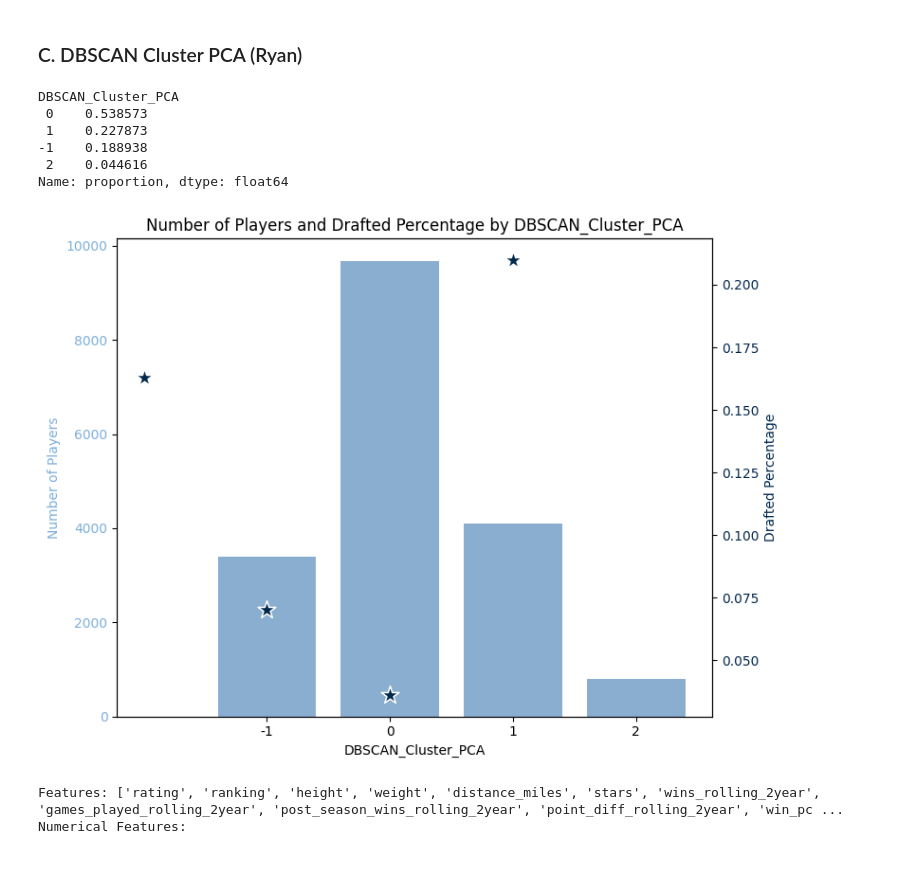
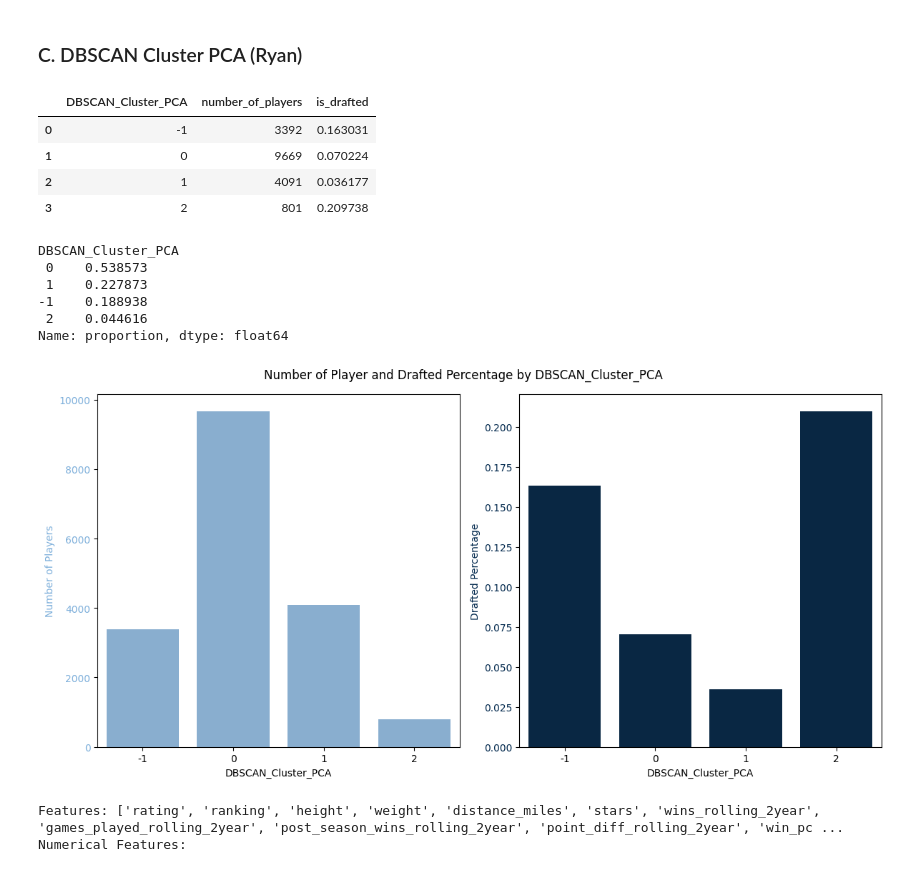
Before and after one commit to chrismca13/CFB_draft_propensity, a Jupyter notebook: notebooks/UnsupervisedLearning/analyze_all_clusters.ipynb, the cells around one changed output. Drawn from its saved outputs; the diff is of its cells as text; code cells hidden in the pictures.

Commit message:
Updated visuals

```diff
--- a/notebooks/UnsupervisedLearning/analyze_all_clusters.ipynb
+++ b/notebooks/UnsupervisedLearning/analyze_all_clusters.ipynb
@@ -98,18 +124,25 @@ Numerical Features:
 # %%
 features = ['rating', 'ranking', 'height', 'weight', 'distance_miles', 'stars', 'wins_rolling_2year', 'games_played_rolling_2year', 'post_season_wins_rolling_2year', 'point_diff_rolling_2year', 'win_pct_rolling_2year']
 # %%
-k_means_name = 'DBSCAN_Cluster_PCA'
-grouped_df = ac.get_basic_stats(df,k_means_name)
+dbscan_name = 'DBSCAN_Cluster_PCA'
+grouped_df = ac.get_basic_stats(df,dbscan_name)
+grouped_df
+# %% [output]
+|  | DBSCAN_Cluster_PCA | number_of_players | is_drafted |
+| 0 | -1 | 3392 | 0.163031 |
+| 1 | 0 | 9669 | 0.070224 |
+| 2 | 1 | 4091 | 0.036177 |
+| 3 | 2 | 801 | 0.209738 |
 # %%
-ac.visualize_conversion_and_pop_size(df, k_means_name)
+ac.visualize_conversion_and_pop_size(df, dbscan_name)
 # %% [output]
 DBSCAN_Cluster_PCA
  0    0.538573
  1    0.227873
 -1    0.188938
  2    0.044616
 Name: proportion, dtype: float64
-[figure, old version]
+[figure, new version]
 # %%
 # Visualize the clusters
 print(f'Features: {features}')
```
Also changed, not shown: parts of 7 cells of this notebook, 1 other file.
